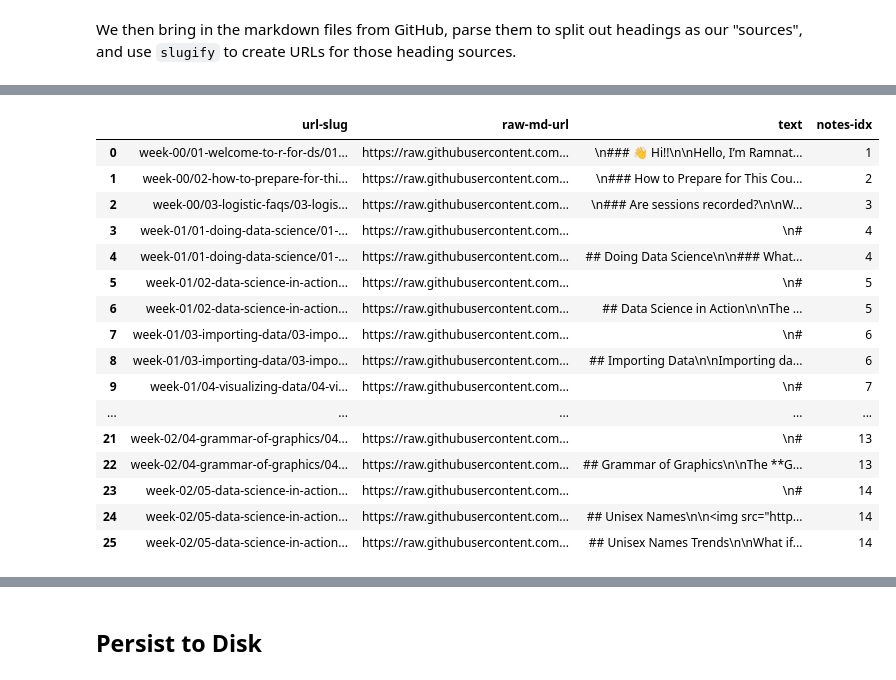
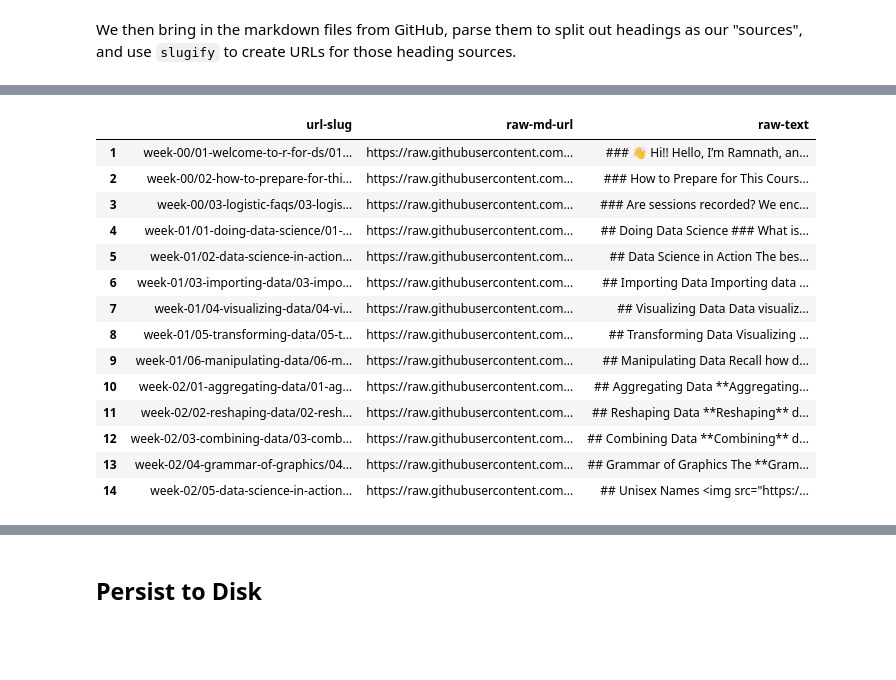
Before and after one commit to mikeion/ask-R-course, a Jupyter notebook: Building the R for DS Course Corpus.ipynb, the cells around one changed output, grey strips where cells are left out. Cells and saved outputs as stored; diff of their text form; code cells hidden in the pictures; blank space fills up the shorter version.

```diff
--- a/Building the R for DS Course Corpus.ipynb
+++ b/Building the R for DS Course Corpus.ipynb
@@ -135,0 +101,2 @@ split_notes_df = pd.concat(note_dfs, ignore_index=True)
+# %%
+notes_df["raw-text"] = notes_df["raw-text"].apply(lambda x: ' '.join(word for word in str(x).split() if not word.startswith('\n')))
@@ -136,23 +121,21 @@ split_notes_df = pd.concat(note_dfs, ignore_index=True)
 # %%
-split_notes_df
+notes_df
 # %% [output]
-|  | url-slug | raw-md-url | text | notes-idx |
-| 0 | week-00/01-welcome-to-r-for-ds/01... | https://raw.githubusercontent.com... | \n### 👋 Hi!!\n\nHello, I’m Ramnat... | 1 |
-| 1 | week-00/02-how-to-prepare-for-thi... | https://raw.githubusercontent.com... | \n### How to Prepare for This Cou... | 2 |
-| 2 | week-00/03-logistic-faqs/03-logis... | https://raw.githubusercontent.com... | \n### Are sessions recorded?\n\nW... | 3 |
-| 3 | week-01/01-doing-data-science/01-... | https://raw.githubusercontent.com... | \n# | 4 |
-| 4 | week-01/01-doing-data-science/01-... | https://raw.githubusercontent.com... | ## Doing Data Science\n\n### What... | 4 |
-| 5 | week-01/02-data-science-in-action... | https://raw.githubusercontent.com... | \n# | 5 |
-| 6 | week-01/02-data-science-in-action... | https://raw.githubusercontent.com... | ## Data Science in Action\n\nThe ... | 5 |
-| 7 | week-01/03-importing-data/03-impo... | https://raw.githubusercontent.com... | \n# | 6 |
-| 8 | week-01/03-importing-data/03-impo... | https://raw.githubusercontent.com... | ## Importing Data\n\nImporting da... | 6 |
-| 9 | week-01/04-visualizing-data/04-vi... | https://raw.githubusercontent.com... | \n# | 7 |
-| ... | ... | ... | ... | ... |
-| 21 | week-02/04-grammar-of-graphics/04... | https://raw.githubusercontent.com... | \n# | 13 |
-| 22 | week-02/04-grammar-of-graphics/04... | https://raw.githubusercontent.com... | ## Grammar of Graphics\n\nThe **G... | 13 |
-| 23 | week-02/05-data-science-in-action... | https://raw.githubusercontent.com... | \n# | 14 |
-| 24 | week-02/05-data-science-in-action... | https://raw.githubusercontent.com... | ## Unisex Names\n\n<img src="http... | 14 |
-| 25 | week-02/05-data-science-in-action... | https://raw.githubusercontent.com... | ## Unisex Names Trends\n\nWhat if... | 14 |
+|  | url-slug | raw-md-url | raw-text |
+| 1 | week-00/01-welcome-to-r-for-ds/01... | https://raw.githubusercontent.com... | ### 👋 Hi!! Hello, I’m Ramnath, an... |
+| 2 | week-00/02-how-to-prepare-for-thi... | https://raw.githubusercontent.com... | ### How to Prepare for This Cours... |
+| 3 | week-00/03-logistic-faqs/03-logis... | https://raw.githubusercontent.com... | ### Are sessions recorded? We enc... |
+| 4 | week-01/01-doing-data-science/01-... | https://raw.githubusercontent.com... | ## Doing Data Science ### What is... |
+| 5 | week-01/02-data-science-in-action... | https://raw.githubusercontent.com... | ## Data Science in Action The bes... |
+| 6 | week-01/03-importing-data/03-impo... | https://raw.githubusercontent.com... | ## Importing Data Importing data ... |
+| 7 | week-01/04-visualizing-data/04-vi... | https://raw.githubusercontent.com... | ## Visualizing Data Data visualiz... |
+| 8 | week-01/05-transforming-data/05-t... | https://raw.githubusercontent.com... | ## Transforming Data Visualizing ... |
+| 9 | week-01/06-manipulating-data/06-m... | https://raw.githubusercontent.com... | ## Manipulating Data Recall how d... |
+| 10 | week-02/01-aggregating-data/01-ag... | https://raw.githubusercontent.com... | ## Aggregating Data **Aggregating... |
+| 11 | week-02/02-reshaping-data/02-resh... | https://raw.githubusercontent.com... | ## Reshaping Data **Reshaping** d... |
+| 12 | week-02/03-combining-data/03-comb... | https://raw.githubusercontent.com... | ## Combining Data **Combining** d... |
+| 13 | week-02/04-grammar-of-graphics/04... | https://raw.githubusercontent.com... | ## Grammar of Graphics The **Gram... |
+| 14 | week-02/05-data-science-in-action... | https://raw.githubusercontent.com... | ## Unisex Names <img src="https:/... |
 # %%
 import hashlib
 
```
Also changed, not shown: parts of 11 cells of this notebook.
